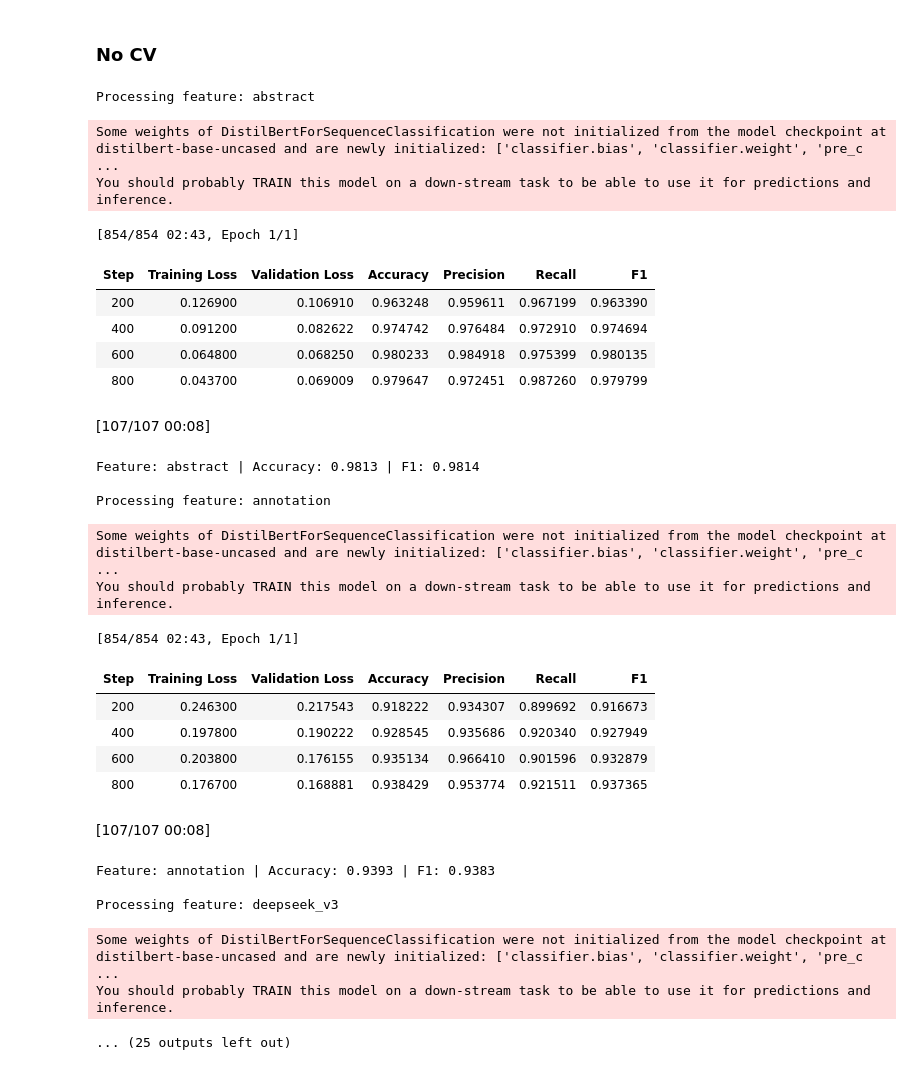
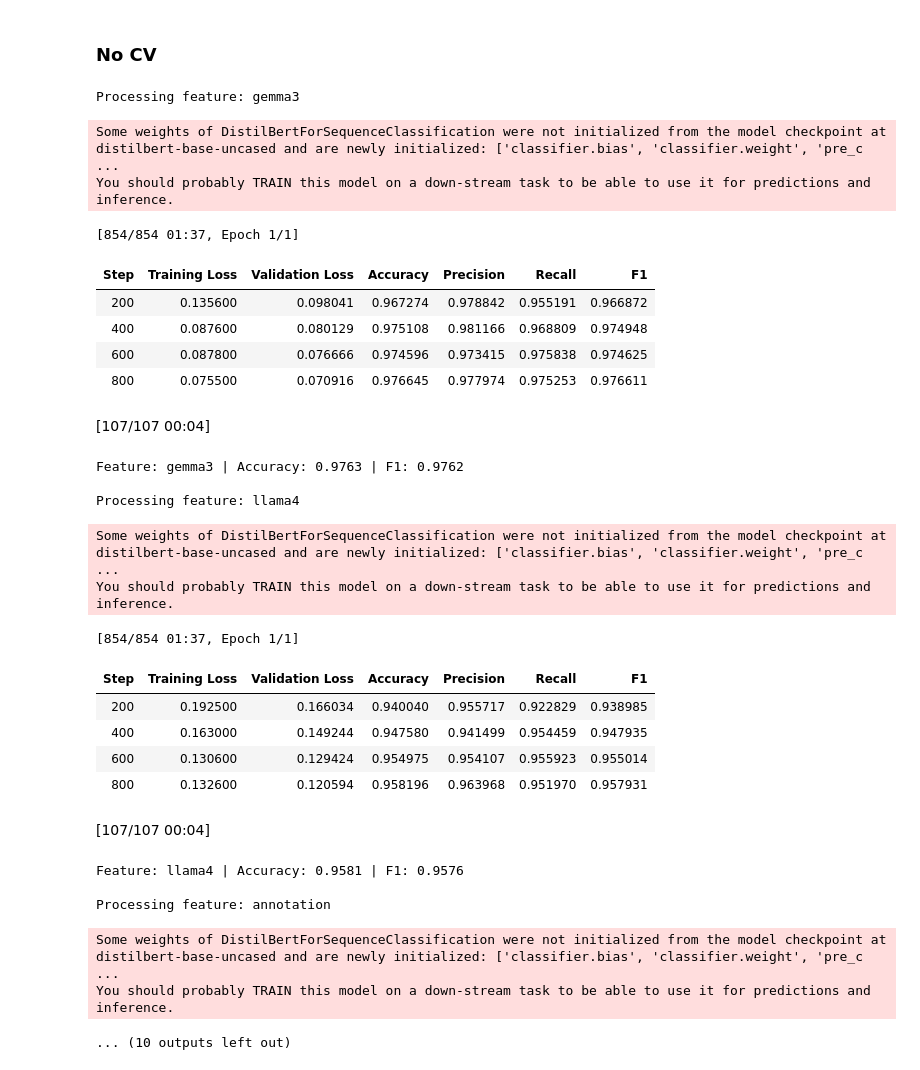
Before and after one commit to netknowledge/LLM_summarization, a Jupyter notebook: evaluation/predict_task/predict.ipynb, the cells around one changed output. Cells and saved outputs as stored; diff of their text form; code cells hidden in the pictures.

```diff
--- a/evaluation/predict_task/predict.ipynb
+++ b/evaluation/predict_task/predict.ipynb
@@ -5,16 +5,16 @@ import pandas as pd
 from pathlib import Path
 home = Path.home()
 
-# models = ['deepseek_v3', 'gemma3', 'llama4', 'qwq', 'qwen3']
-models = ['deepseek_v3', 'gemma3', 'llama4', 'qwq']
+# models = ['gemma3', 'llama4', 'qwen3']
+models = ['gemma3', 'llama4']
 
-# suffixes = None
-suffixes = '_sent_shuffle'
+suffixes = None
+# suffixes = '_sent_shuffle'
 # suffixes = '_tail'
 if suffixes is not None:
-    csv_files = [home / f'projects/TLDR/data/paper_html_10.1038/abs_annotation/generated_annotations/{model}_TLDR{suffixes}.txt' for model in models]
+    csv_files = [home / f'projects/TLDR/data/paper_html_10.1038/abs_annotation/generated_annotations/{model}{suffixes}.txt' for model in models]
 else:
-    csv_files = [home / f'projects/TLDR/data/paper_html_10.1038/abs_annotation/generated_annotations/{model}_TLDR.txt' for model in models]
+    csv_files = [home / f'projects/TLDR/data/paper_html_10.1038/abs_annotation/generated_annotations/{model}.txt' for model in models]
 
 df = pd.read_csv(home / 'projects/TLDR/data/paper_html_10.1038/abs_annotation/test.tsv', sep='\t')
 for model, csv_file in zip(models, csv_files):
@@ -185,7 +185,7 @@ class ProgressHashingVectorizer(HashingVectorizer):
         return super().transform(X)
 
 # text_features = ['abstract', 'annotation', 'deepseek_v3', 'qwen3','gemma3', 'llama4', 'qwq']
-text_features = ['abstract', 'annotation'] + models
+text_features = models + ['annotation', 'abstract']
 y = (df['p2v_label'] == 17).astype(int)  # 17为1，否则为0
 
 cv = StratifiedKFold(n_splits=10, shuffle=True, random_state=42)
@@ -389,7 +377,7 @@ scoring = {
 }
 
 # text_features = ['abstract', 'annotation', 'deepseek_v3', 'gemma3', 'llama4', 'qwq']
-text_features = ['abstract', 'annotation'] + models
+text_features = models + ['annotation', 'abstract']
 y = (df['year'] >= 2008).astype(int)
 
 cv = KFold(n_splits=10, shuffle=True, random_state=42)
@@ -573,4 +560,5 @@ paper_title_df.to_parquet(home / 'projects/TLDR/data/paper_title.parquet', index
 # %%
+paper_title_df = pd.read_parquet(home / 'projects/TLDR/data/paper_title.parquet')
 df = df.merge(paper_title_df, on='paper_id', how='left')
 display(df)
 # %% [output]
@@ -946,7 +945,6 @@ You should probably TRAIN this model on a down-stream task to be able to use it
 ### No CV
 # %%
 import pandas as pd
-import numpy as np
 from transformers import DistilBertTokenizerFast, DistilBertForSequenceClassification, Trainer, TrainingArguments
 import torch
 from sklearn.metrics import accuracy_score, precision_score, recall_score, f1_score
@@ -983,7 +981,7 @@ class TitlePairDataset(torch.utils.data.Dataset):
     def __len__(self):
         return len(self.labels)
 
-text_features = ['abstract', 'annotation', 'deepseek_v3', 'qwen3','gemma3', 'llama4', 'qwq']
+text_features = models + ['annotation', 'abstract']
 y = title_match_df['title_paired'].astype(int).values
 results = []
 
@@ -992,6 +990,8 @@ tokenizer = DistilBertTokenizerFast.from_pretrained(model_name)
 
 for feat in text_features:
     print(f"\nProcessing feature: {feat}")
+    output_dir = home / f'projects/TLDR/evaluation/predict_task/cached_title_distilbert_{feat}' / 'no_cv'
+    output_dir_str = str(output_dir)
     X_title = title_match_df['title'].astype(str).fillna('').tolist()
     X_content = title_match_df[feat].astype(str).fillna('').tolist()
     labels = y
@@ -1009,7 +1009,7 @@ for feat in text_features:
     model = DistilBertForSequenceClassification.from_pretrained(model_name, num_labels=2).to(device)
 
     training_args = TrainingArguments(
-        output_dir="title_tmp_distilbert_single_split",
+        output_dir=output_dir_str,
         num_train_epochs=1,
         per_device_train_batch_size=16,
         per_device_eval_batch_size=32,
@@ -1028,55 +1028,55 @@ for feat in text_features:
         args=training_args,
         train_dataset=train_dataset,
         eval_dataset=test_dataset,
         compute_metrics=compute_metrics,
     )
 
     trainer.train()
     eval_result = trainer.evaluate()
 
     # 汇总
     res = {
         'feature': feat,
         'Accuracy': eval_result['eval_accuracy'],
         'Precision': eval_result['eval_precision'],
         'Recall': eval_result['eval_recall'],
         'F1': eval_result['eval_f1'],
     }
     print(
         f"Feature: {feat} | "
         f"Accuracy: {res['Accuracy']:.4f} | "
         f"F1: {res['F1']:.4f}"
     )
     results.append(res)
 
 results_df = pd.DataFrame(results)
 display(results_df)
 # %% [output]
-Processing feature: abstract
+Processing feature: gemma3
 Some weights of DistilBertForSequenceClassification were not initialized from the model checkpoint at distilbert-base-uncased and are newly initialized: ['classifier.bias', 'classifier.weight', 'pre_c ...
 You should probably TRAIN this model on a down-stream task to be able to use it for predictions and inference.
-[854/854 02:43, Epoch 1/1]
+[854/854 01:37, Epoch 1/1]
 | Step | Training Loss | Validation Loss | Accuracy | Precision | Recall | F1 |
-| 200 | 0.126900 | 0.106910 | 0.963248 | 0.959611 | 0.967199 | 0.963390 |
-| 400 | 0.091200 | 0.082622 | 0.974742 | 0.976484 | 0.972910 | 0.974694 |
-| 600 | 0.064800 | 0.068250 | 0.980233 | 0.984918 | 0.975399 | 0.980135 |
-| 800 | 0.043700 | 0.069009 | 0.979647 | 0.972451 | 0.987260 | 0.979799 |
+| 200 | 0.135600 | 0.098041 | 0.967274 | 0.978842 | 0.955191 | 0.966872 |
+| 400 | 0.087600 | 0.080129 | 0.975108 | 0.981166 | 0.968809 | 0.974948 |
+| 600 | 0.087800 | 0.076666 | 0.974596 | 0.973415 | 0.975838 | 0.974625 |
+| 800 | 0.075500 | 0.070916 | 0.976645 | 0.977974 | 0.975253 | 0.976611 |
-[107/107 00:08]
+[107/107 00:04]
-Feature: abstract | Accuracy: 0.9813 | F1: 0.9814
+Feature: gemma3 | Accuracy: 0.9763 | F1: 0.9762
 
-Processing feature: annotation
+Processing feature: llama4
 Some weights of DistilBertForSequenceClassification were not initialized from the model checkpoint at distilbert-base-uncased and are newly initialized: ['classifier.bias', 'classifier.weight', 'pre_c ...
 You should probably TRAIN this model on a down-stream task to be able to use it for predictions and inference.
-[854/854 02:43, Epoch 1/1]
+[854/854 01:37, Epoch 1/1]
 | Step | Training Loss | Validation Loss | Accuracy | Precision | Recall | F1 |
-| 200 | 0.246300 | 0.217543 | 0.918222 | 0.934307 | 0.899692 | 0.916673 |
-| 400 | 0.197800 | 0.190222 | 0.928545 | 0.935686 | 0.920340 | 0.927949 |
-| 600 | 0.203800 | 0.176155 | 0.935134 | 0.966410 | 0.901596 | 0.932879 |
-| 800 | 0.176700 | 0.168881 | 0.938429 | 0.953774 | 0.921511 | 0.937365 |
+| 200 | 0.192500 | 0.166034 | 0.940040 | 0.955717 | 0.922829 | 0.938985 |
+| 400 | 0.163000 | 0.149244 | 0.947580 | 0.941499 | 0.954459 | 0.947935 |
+| 600 | 0.130600 | 0.129424 | 0.954975 | 0.954107 | 0.955923 | 0.955014 |
+| 800 | 0.132600 | 0.120594 | 0.958196 | 0.963968 | 0.951970 | 0.957931 |
-[107/107 00:08]
+[107/107 00:04]
-Feature: annotation | Accuracy: 0.9393 | F1: 0.9383
+Feature: llama4 | Accuracy: 0.9581 | F1: 0.9576
 
-Processing feature: deepseek_v3
+Processing feature: annotation
 Some weights of DistilBertForSequenceClassification were not initialized from the model checkpoint at distilbert-base-uncased and are newly initialized: ['classifier.bias', 'classifier.weight', 'pre_c ...
 You should probably TRAIN this model on a down-stream task to be able to use it for predictions and inference.
-... (25 outputs left out)
+... (10 outputs left out)
```
Also changed, not shown: parts of 12 cells of this notebook, 5 other files.
